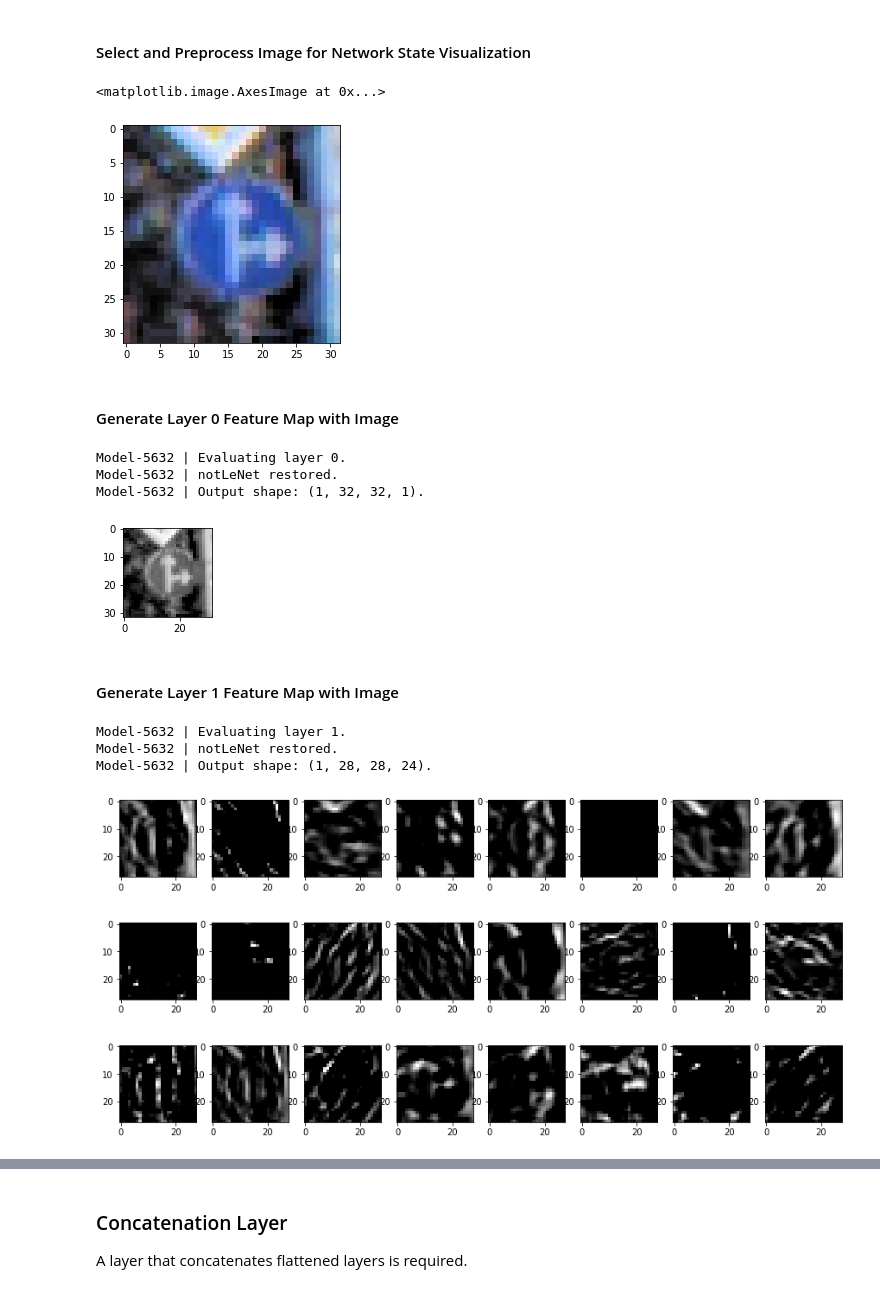
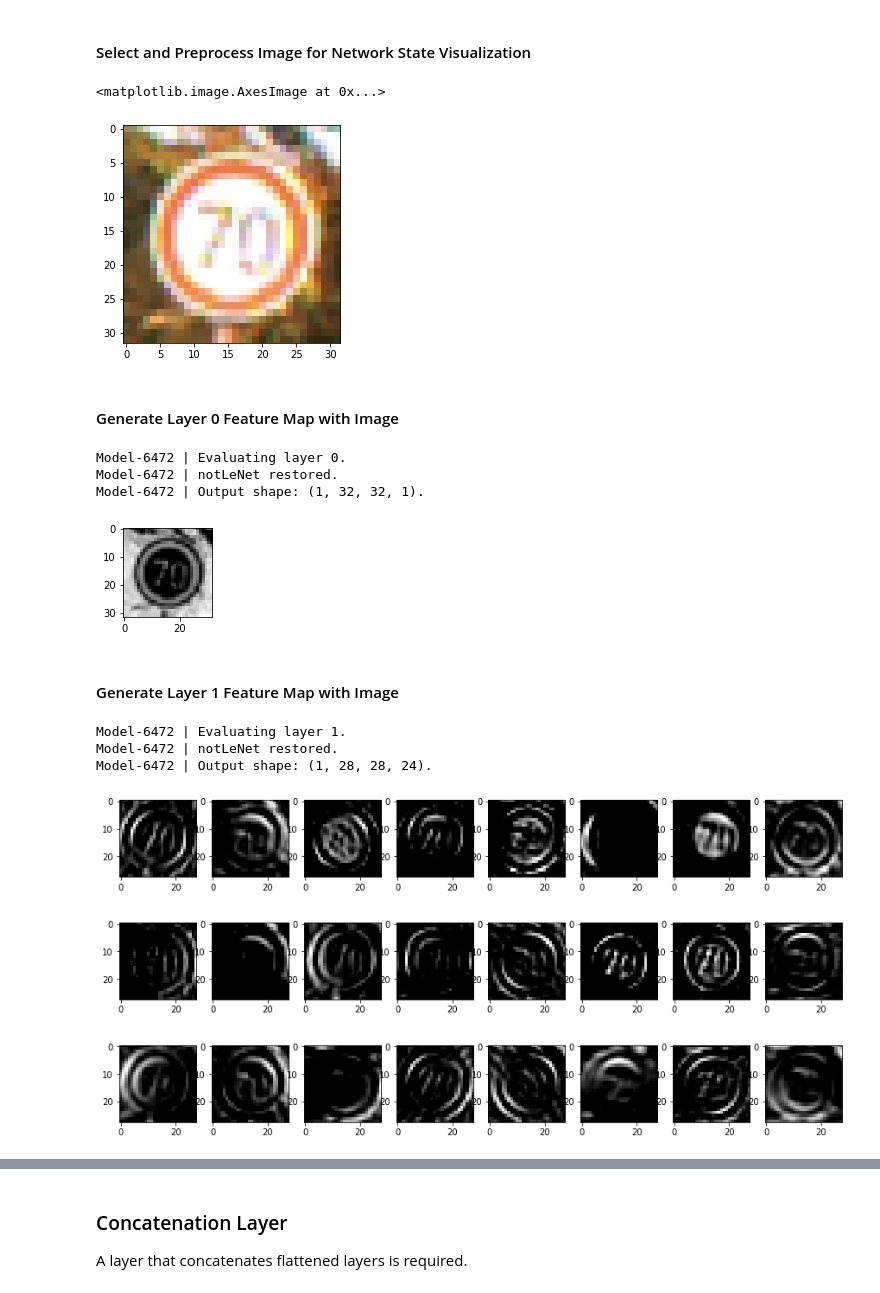
Before and after one commit to ben-blazado/CarND-Traffic-Sign-Classifier-Project, a Jupyter notebook: Traffic_Sign_Classifier.ipynb, the cells around one changed output, grey strips where cells are left out. Drawn from its saved outputs; the diff is of its cells as text; code cells hidden in the pictures.

```diff
--- a/Traffic_Sign_Classifier.ipynb
+++ b/Traffic_Sign_Classifier.ipynb
@@ -250,6 +250,8 @@ class TrafficSignsDataset:
         self.logger.log("Adding fake images...")
         max_samples = np.max(np.bincount(self.y)) * 3
 
+        total_added = 0
+
         for classId in range(self.n_classes):
 
             x = self.X[self.y == classId]
@@ -274,15 +276,22 @@ class TrafficSignsDataset:
                 aug_y = np.concatenate ((aug_y, y[:n_remain]))
 
                 samples_added = max_samples - n_x
-                msg = "Added {} fake images for sign classId {}."
+                msg = "Added {} fake images for classId {}."
                 self.logger.log(msg.format(samples_added, classId))
+
+                total_added += samples_added
 
             if aug_x.shape[0] > 0:
                 self.X = np.concatenate((self.X, aug_x))
                 self.y = np.concatenate((self.y, aug_y))
 
         self.X = np.array(self.X, dtype=np.uint8)
-        self.logger.log ("...fake images added.")
+
+        msg = "...{:,} fake images added."
+        self.logger.log (msg.format(total_added))
+
+        msg= "{:,} samples available for training."
+        self.logger.log (msg.format(self.X.shape[0]))
 
         return
 
@@ -420,7 +429,7 @@ class Viewer:
 
         return
 
-    def imShowPredictions(self, images, predictions):
+    def imShowPredictions(self, model_name, images, predictions):
 
         num_images = len(images)
 
@@ -449,7 +458,7 @@ class Viewer:
             bar_ax.set_title("Classification (Top 5)")
             bar_ax.set_xlim([0,100])
 
-        fig.suptitle("Model Classification of some German Traffic Signs", y = 1.0)
+        fig.suptitle(model_name + " Classification of some German Traffic Signs", y = 1.0)
         fig.tight_layout()
         plt.show()
 
@@ -1482,35 +1497,35 @@ def outputFeatureMap(image_input, tf_activation, activation_min=-1, activation_m
 # %% [markdown]
 #### Select and Preprocess Image for Network State Visualization
 # %%
-x = trainingSigns.org_X[1000].copy()
+x = trainingSigns.org_X[8500].copy()
 
 equ = equalizeHist(x)
 img = RGB_to_norm(equ)
 
 plt.imshow(norm_to_RGB(img))
 # %% [output]
 <matplotlib.image.AxesImage at 0x...>
-[figure, old version]
+[figure, new version]
 # %% [markdown]
 #### Generate Layer 0 Feature Map with Image
 # %%
 layer_outputs = notLenet.eval_layer(0, img)
 vwr.imShowConvOutputs(layer_outputs)
 # %% [output]
-Model-5632 | Evaluating layer 0.
-Model-5632 | notLeNet restored.
-Model-5632 | Output shape: (1, 32, 32, 1).
+Model-6472 | Evaluating layer 0.
+Model-6472 | notLeNet restored.
+Model-6472 | Output shape: (1, 32, 32, 1).
-[figure, old version]
+[figure, new version]
 # %% [markdown]
 #### Generate Layer 1 Feature Map with Image
 # %%
 layer_outputs = notLenet.eval_layer(1, img)
 vwr.imShowConvOutputs(layer_outputs)
 # %% [output]
-Model-5632 | Evaluating layer 1.
-Model-5632 | notLeNet restored.
-Model-5632 | Output shape: (1, 28, 28, 24).
+Model-6472 | Evaluating layer 1.
+Model-6472 | notLeNet restored.
+Model-6472 | Output shape: (1, 28, 28, 24).
-[figure, old version]
+[figure, new version]
 # %% [markdown]
 ---
 
```
Also changed, not shown: parts of 32 cells of this notebook, 16 other files.
